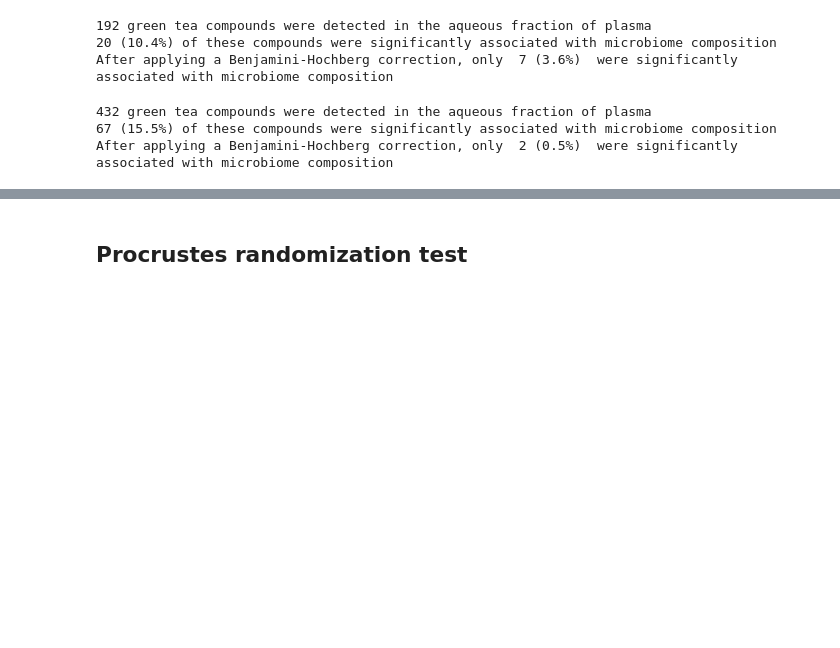
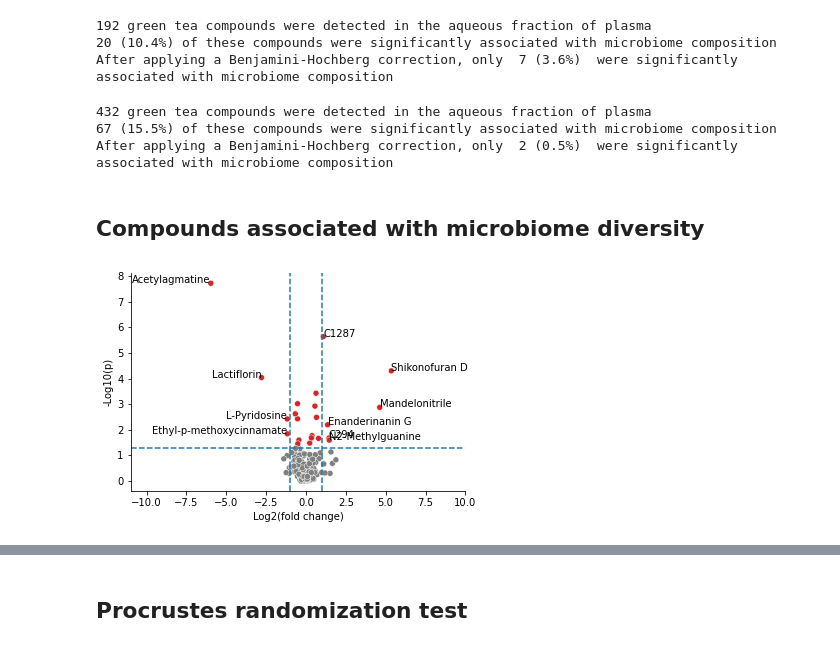
Before and after one commit to sterrettJD/GT-micro-metabo, a Jupyter notebook: analysis/GT_in_plasma.ipynb, the cells around one changed output, grey strips where cells are left out. Saved outputs shown, nothing was run; the diff lists cells and outputs as text; code cells hidden in the pictures; blank space fills up the shorter version.

Commit message:
add diversity volcano plots

```diff
--- a/analysis/GT_in_plasma.ipynb
+++ b/analysis/GT_in_plasma.ipynb
@@ -760,3 +739,10 @@ print(f"After applying a Benjamini-Hochberg correction, only ",
 432 green tea compounds were detected in the aqueous fraction of plasma
 67 (15.5%) of these compounds were significantly associated with microbiome composition
 After applying a Benjamini-Hochberg correction, only  2 (0.5%)  were significantly associated with microbiome composition
+# %% [markdown]
+## Compounds associated with microbiome diversity
+# %%
+faith = Artifact.load("../microbiome/core-metrics/faith_pd_vector.qza").view(pd.Series)
+
+faith.index = [int(microbiome_index_mapper[x]) for x in list(faith.index)]
+faith = faith.sort_index()
@@ -762,0 +771,32 @@ After applying a Benjamini-Hochberg correction, only  2 (0.5%)  were significant
+# %%
+ax = sns.scatterplot(x="Log2(fold change)", y="-Log10(p)",
+                     hue="P < 0.05", palette=["tab:grey", "tab:red"],
+                     data=aqueous_faith_results,
+                     legend=False)
+
+# add lines
+ax.axhline(-np.log10(0.05), ls="--")
+ax.axvline(np.log2(2), ls="--")
+ax.axvline(-np.log2(2), ls="--")
+
+# plot names
+for ind in aqueous_faith_results.loc[
+    (aqueous_faith_results["P < 0.05"]) &
+    (aqueous_faith_results["Log2(fold change)"].apply(np.abs)>1)].index:
+
+    if aqueous_faith_results.loc[ind, "Log2(fold change)"] > 0:
+        ax.text(x=aqueous_faith_results.loc[ind, "Log2(fold change)"],
+                y=aqueous_faith_results.loc[ind, "-Log10(p)"],
+                s=ind.split("_")[0].split(" - ")[0])
+    else:
+        ax.text(x=aqueous_faith_results.loc[ind, "Log2(fold change)"],
+                y=aqueous_faith_results.loc[ind, "-Log10(p)"],
+                s=ind.split("_")[0].split(" - ")[0],
+                ha="right") #adjust horizontal alignment
+
+
+ax.set(xlim=(-11,10))
+ax.spines[["top","right"]].set_visible(False)
+plt.show()
+# %% [output]
+[figure, added]
```
Also changed, not shown: parts of 31 cells of this notebook.
